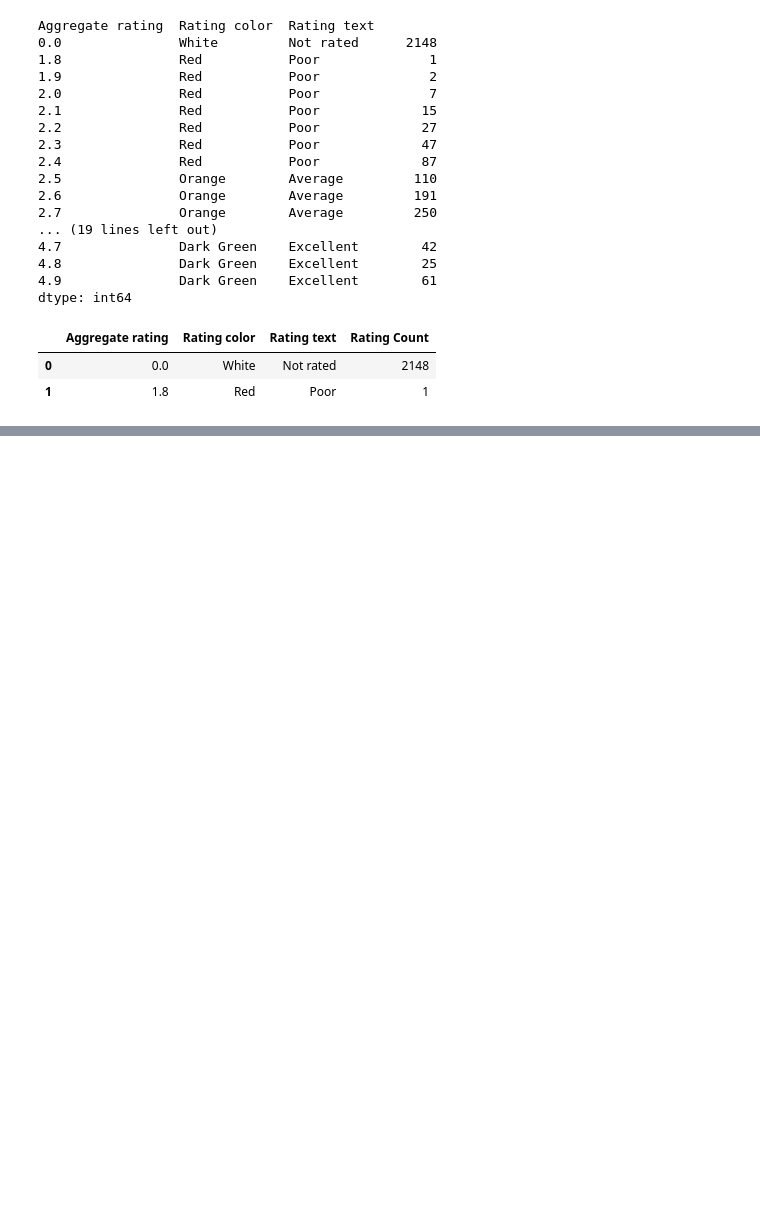
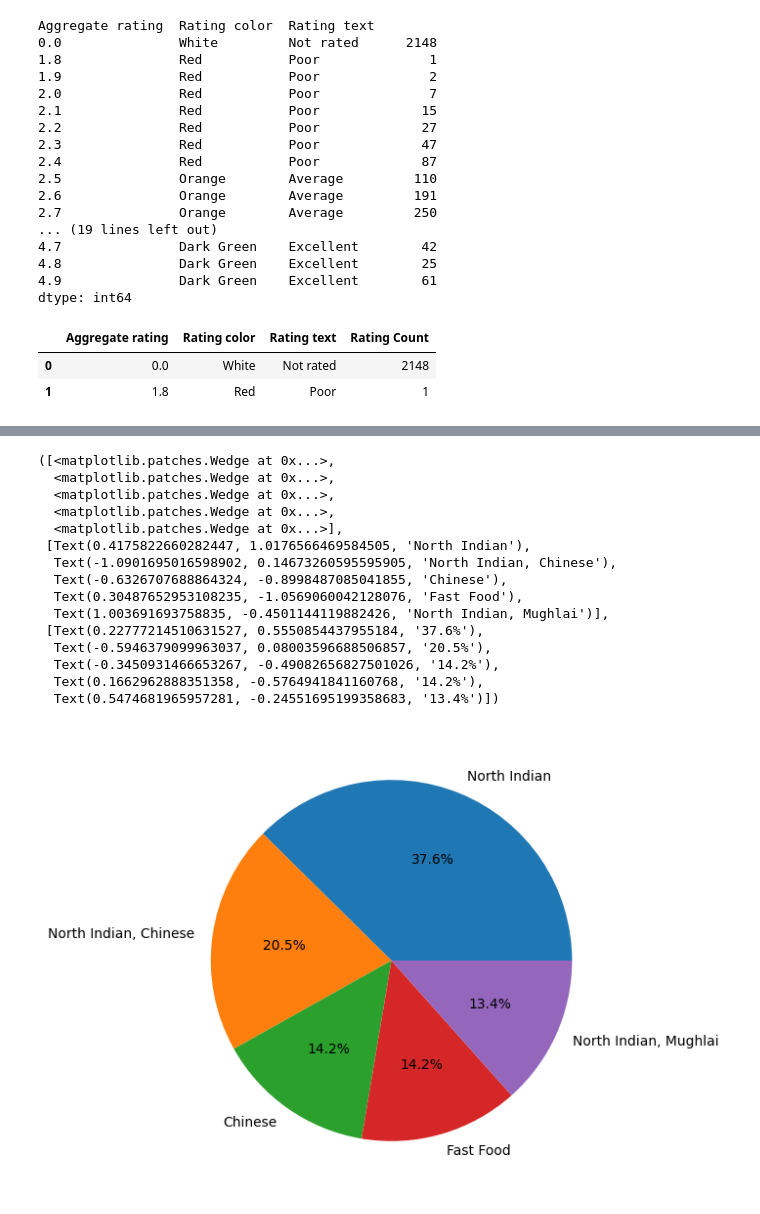
Before and after one commit to Rohitupe/time_series_analysis, a Jupyter notebook: eda/zomato_dataset_eda/main.ipynb, the cells around one changed output, grey strips where cells are left out. Cells and saved outputs as stored; diff of their text form; code cells hidden in the pictures; blank space fills up the shorter version.

```diff
--- a/eda/zomato_dataset_eda/main.ipynb
+++ b/eda/zomato_dataset_eda/main.ipynb
@@ -244,0 +451,22 @@ ratings.head(2)
+# %%
+cuisines_names = final_df["Cuisines"].value_counts().index
+cuisines_values = final_df["Cuisines"].value_counts().values
+# %%
+plt.pie(cuisines_values[:5], labels=cuisines_names[:5], autopct='%1.1f%%')
+# %% [output]
+([<matplotlib.patches.Wedge at 0x...>,
+  <matplotlib.patches.Wedge at 0x...>,
+  <matplotlib.patches.Wedge at 0x...>,
+  <matplotlib.patches.Wedge at 0x...>,
+  <matplotlib.patches.Wedge at 0x...>],
+ [Text(0.4175822660282447, 1.0176566469584505, 'North Indian'),
+  Text(-1.0901695016598902, 0.14673260595595905, 'North Indian, Chinese'),
+  Text(-0.6326707688864324, -0.8998487085041855, 'Chinese'),
+  Text(0.30487652953108235, -1.0569060042128076, 'Fast Food'),
+  Text(1.003691693758835, -0.4501144119882426, 'North Indian, Mughlai')],
+ [Text(0.22777214510631527, 0.5550854437955184, '37.6%'),
+  Text(-0.5946379099963037, 0.08003596688506857, '20.5%'),
+  Text(-0.3450931466653267, -0.49082656827501026, '14.2%'),
+  Text(0.1662962888351358, -0.5764941841160768, '14.2%'),
+  Text(0.5474681965957281, -0.24551695199358683, '13.4%')])
+[figure, added]
```
Also changed, not shown: parts of 24 cells of this notebook.
